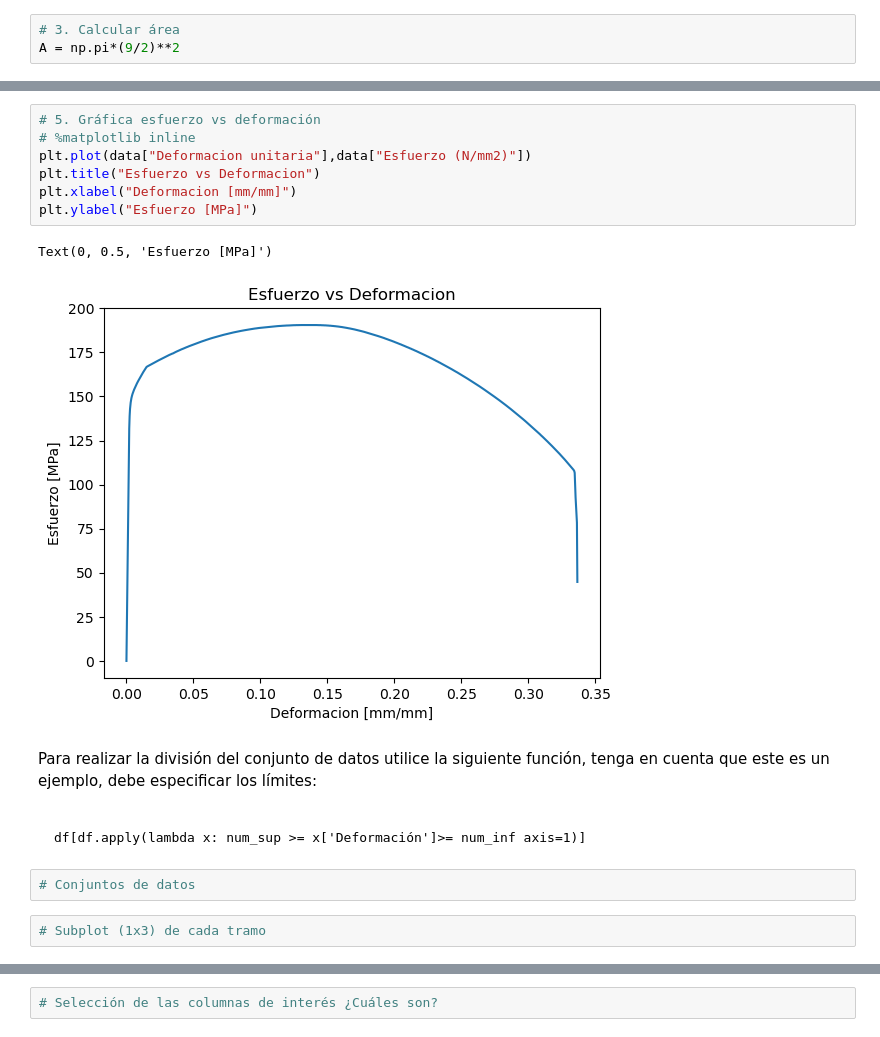
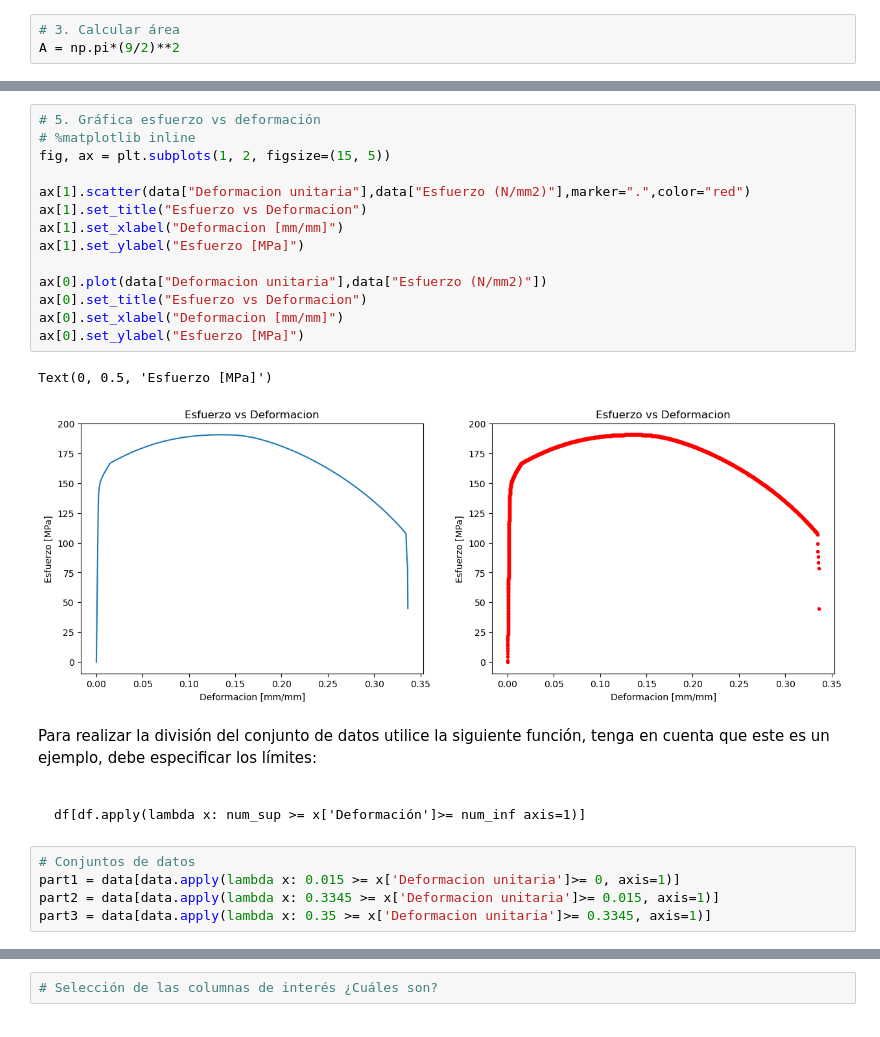
Before and after one commit to QuantumPower4/JuanGuzman-JhonAlex-HerraCompu-202302, a Jupyter notebook: Taller 1 - Interpolación y Raices/Taller_1.ipynb, the cells around one changed output, grey strips where cells are left out. Cells and saved outputs as stored; diff of their text form.

````diff
--- a/Taller 1 - Interpolación y Raices/Taller_1.ipynb
+++ b/Taller 1 - Interpolación y Raices/Taller_1.ipynb
@@ -333,13 +332,20 @@ data
 # %%
 # 5. Gráfica esfuerzo vs deformación
 # %matplotlib inline
-plt.plot(data["Deformacion unitaria"],data["Esfuerzo (N/mm2)"])
-plt.title("Esfuerzo vs Deformacion")
-plt.xlabel("Deformacion [mm/mm]")
-plt.ylabel("Esfuerzo [MPa]")
+fig, ax = plt.subplots(1, 2, figsize=(15, 5))
+
+ax[1].scatter(data["Deformacion unitaria"],data["Esfuerzo (N/mm2)"],marker=".",color="red")
+ax[1].set_title("Esfuerzo vs Deformacion")
+ax[1].set_xlabel("Deformacion [mm/mm]")
+ax[1].set_ylabel("Esfuerzo [MPa]")
+
+ax[0].plot(data["Deformacion unitaria"],data["Esfuerzo (N/mm2)"])
+ax[0].set_title("Esfuerzo vs Deformacion")
+ax[0].set_xlabel("Deformacion [mm/mm]")
+ax[0].set_ylabel("Esfuerzo [MPa]")
 # %% [output]
 Text(0, 0.5, 'Esfuerzo [MPa]')
-[figure, old version]
+[figure, new version]
 # %% [markdown]
 Para realizar la división del conjunto de datos utilice la siguiente función, tenga en cuenta que este es un ejemplo, debe especificar los límites:
 
@@ -347,7 +353,8 @@ Para realizar la división del conjunto de datos utilice la siguiente función,
 
 df[df.apply(lambda x: num_sup >= x['Deformación']>= num_inf axis=1)]
 ```
-# %%
-# Conjuntos de datos
-# %%
-# Subplot (1x3) de cada tramo
+# %%
+# Conjuntos de datos
+part1 = data[data.apply(lambda x: 0.015 >= x['Deformacion unitaria']>= 0, axis=1)]
+part2 = data[data.apply(lambda x: 0.3345 >= x['Deformacion unitaria']>= 0.015, axis=1)]
+part3 = data[data.apply(lambda x: 0.35 >= x['Deformacion unitaria']>= 0.3345, axis=1)]
````
Also changed, not shown: parts of 2 cells of this notebook.
